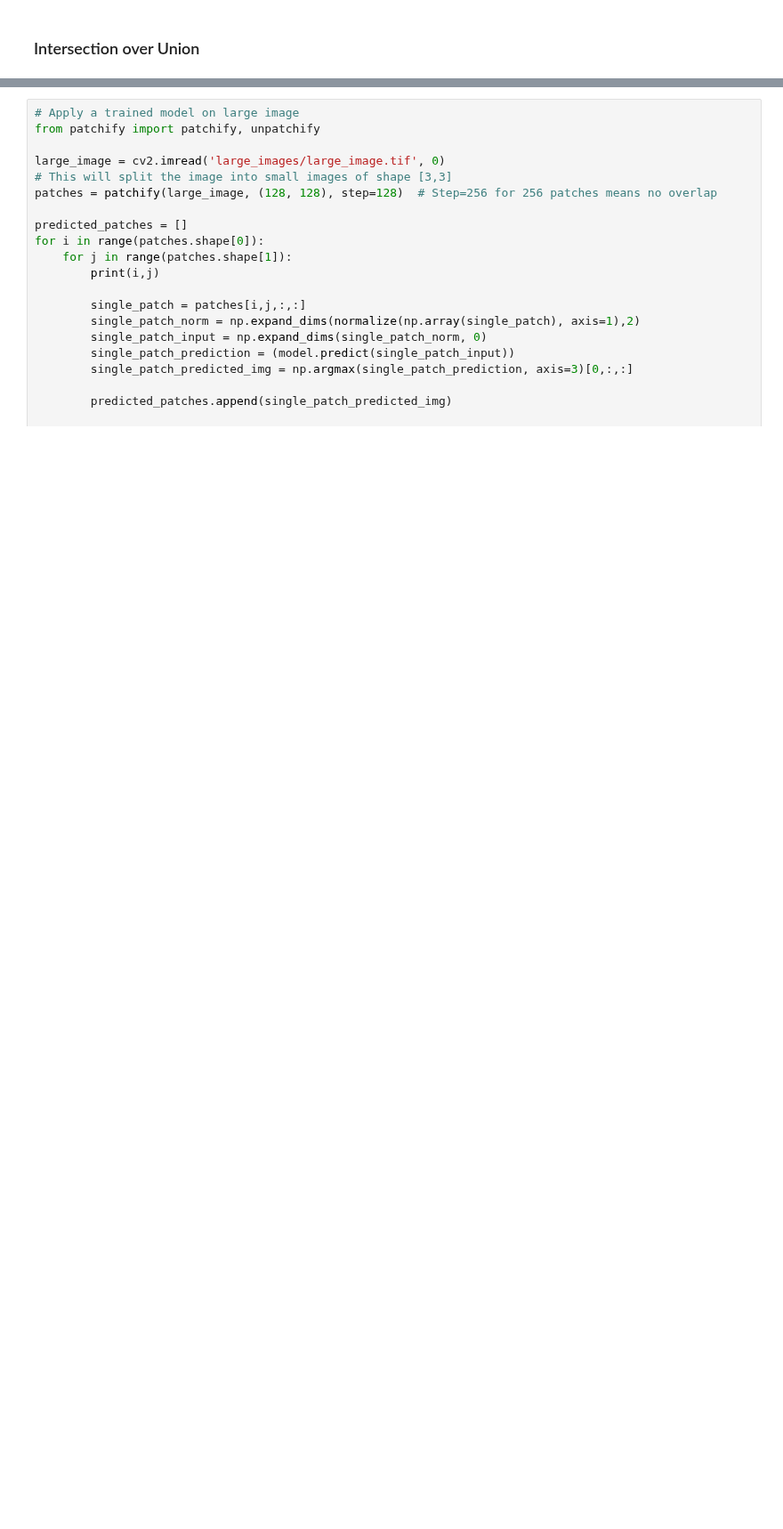
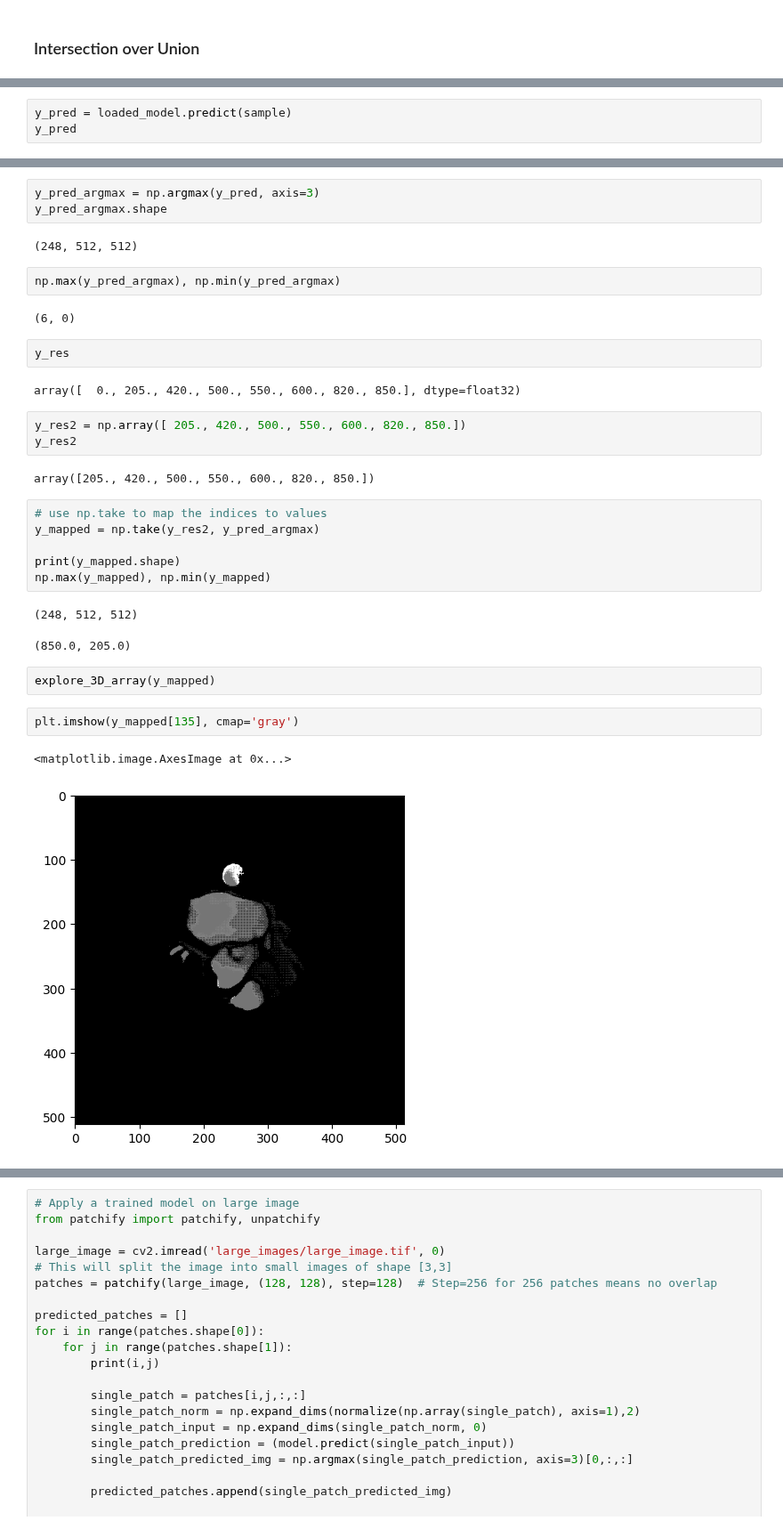
Before and after one commit to VISEF-ISEF-team/VasculAR, a Jupyter notebook: DeepLearning/model/2-Multi_Unet_Segmentation.ipynb, the cells around one changed output, grey strips where cells are left out. Shown at 89% size. Drawn from its saved outputs; the diff is of its cells as text; blank space fills up the shorter version.

```diff
--- a/DeepLearning/model/2-Multi_Unet_Segmentation.ipynb
+++ b/DeepLearning/model/2-Multi_Unet_Segmentation.ipynb
@@ -227,0 +311,3 @@ plt.show()
+# %%
+y_pred = loaded_model.predict(sample)
+y_pred
@@ -228,3 +337,37 @@ plt.show()
+# %%
+y_pred_argmax = np.argmax(y_pred, axis=3)
+y_pred_argmax.shape
+# %% [output]
+(248, 512, 512)
+# %%
+np.max(y_pred_argmax), np.min(y_pred_argmax)
+# %% [output]
+(6, 0)
+# %%
+y_res
+# %% [output]
+array([  0., 205., 420., 500., 550., 600., 820., 850.], dtype=float32)
+# %%
+y_res2 = np.array([ 205., 420., 500., 550., 600., 820., 850.])
+y_res2
+# %% [output]
+array([205., 420., 500., 550., 600., 820., 850.])
+# %%
+# use np.take to map the indices to values
+y_mapped = np.take(y_res2, y_pred_argmax)
+
+print(y_mapped.shape)
+np.max(y_mapped), np.min(y_mapped)
+# %% [output]
+(248, 512, 512)
+(850.0, 205.0)
+# %%
+explore_3D_array(y_mapped)
+# %%
+plt.imshow(y_mapped[135], cmap='gray')
+# %% [output]
+<matplotlib.image.AxesImage at 0x...>
+[figure, added]
 # %%
 model.load_weights('training/models/model_multi_v1.hdf5')
 
```
Also changed, not shown: parts of 21 cells of this notebook, 10 other files.
